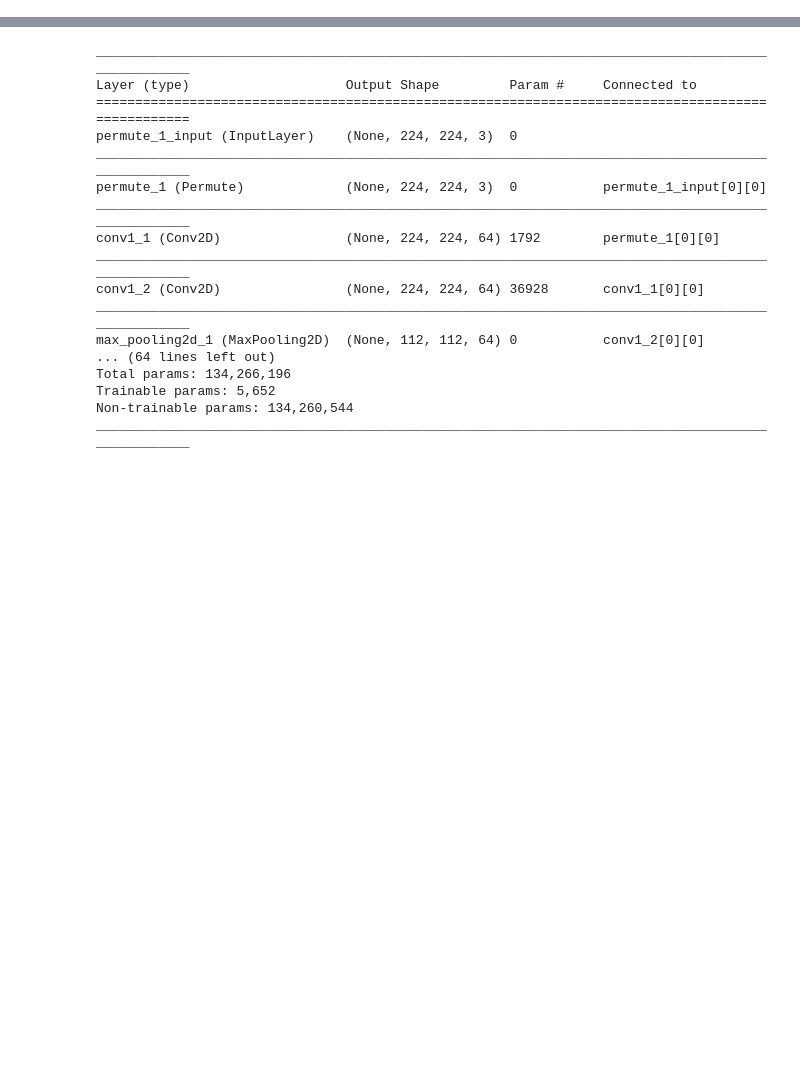
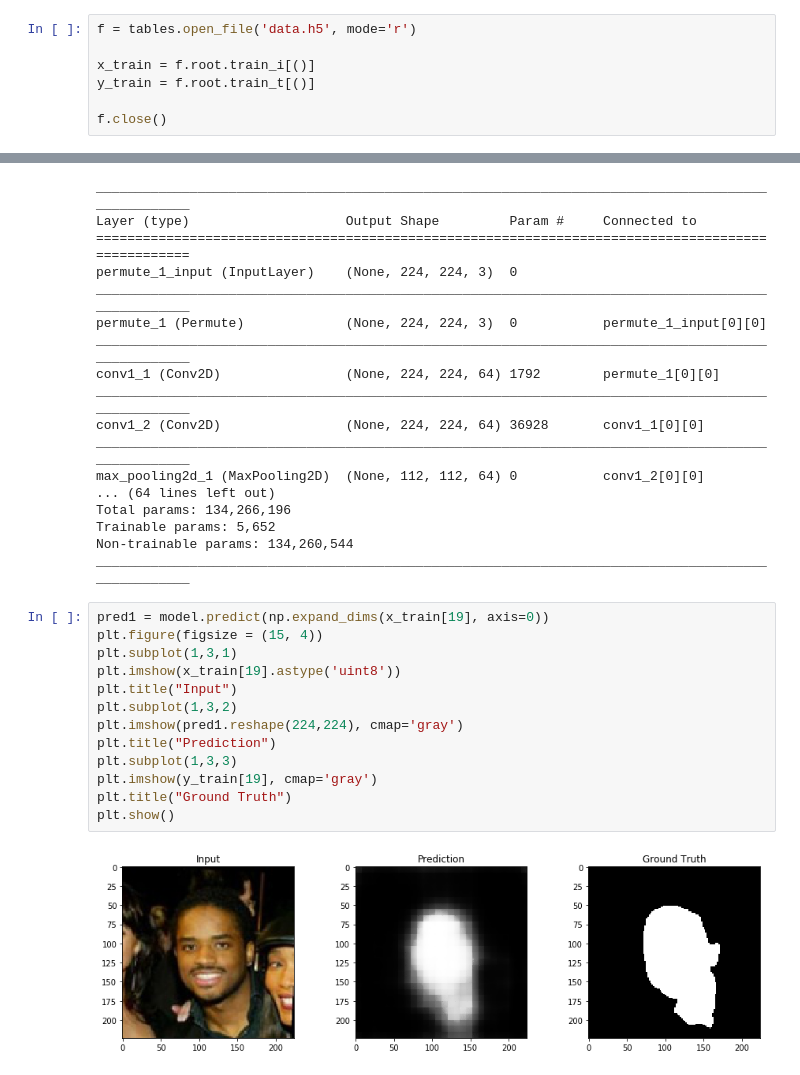
Before and after one commit to aaronphilip/Image-Segmentation-On-Faces, a Jupyter notebook: face.ipynb, the cells around one changed output, grey strips where cells are left out. Drawn from its saved outputs; the diff is of its cells as text; blank space fills up the shorter version.

```diff
--- a/face.ipynb
+++ b/face.ipynb
@@ -61 +10,8 @@ model = Model(model.input, Lambda(lambda y: K.squeeze(y, -1))(Activation('sigmoi
+# %%
+f = tables.open_file('data.h5', mode='r')
+
+x_train = f.root.train_i[()]
+y_train = f.root.train_t[()]
+
+f.close()
 # %%
@@ -80,3 +36,18 @@ Total params: 134,266,196
 Trainable params: 5,652
 Non-trainable params: 134,260,544
 __________________________________________________________________________________________________
+# %%
+pred1 = model.predict(np.expand_dims(x_train[19], axis=0))
+plt.figure(figsize = (15, 4))
+plt.subplot(1,3,1)
+plt.imshow(x_train[19].astype('uint8'))
+plt.title("Input")
+plt.subplot(1,3,2)
+plt.imshow(pred1.reshape(224,224), cmap='gray')
+plt.title("Prediction")
+plt.subplot(1,3,3)
+plt.imshow(y_train[19], cmap='gray')
+plt.title("Ground Truth")
+plt.show()
+# %% [output]
+[figure, added]
```
Also changed, not shown: parts of 6 cells of this notebook, 1 other file.
